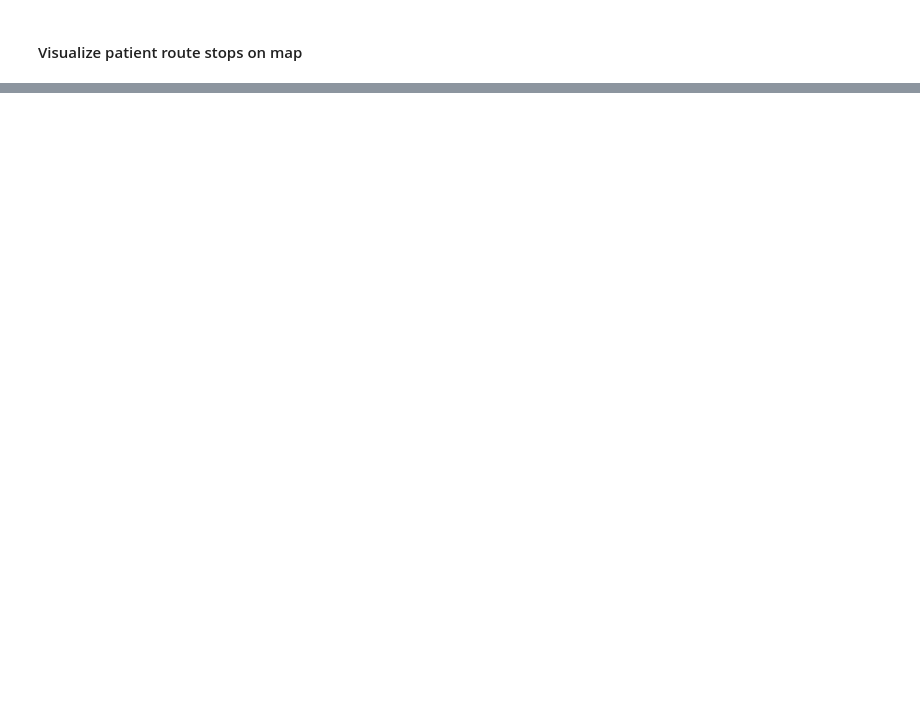
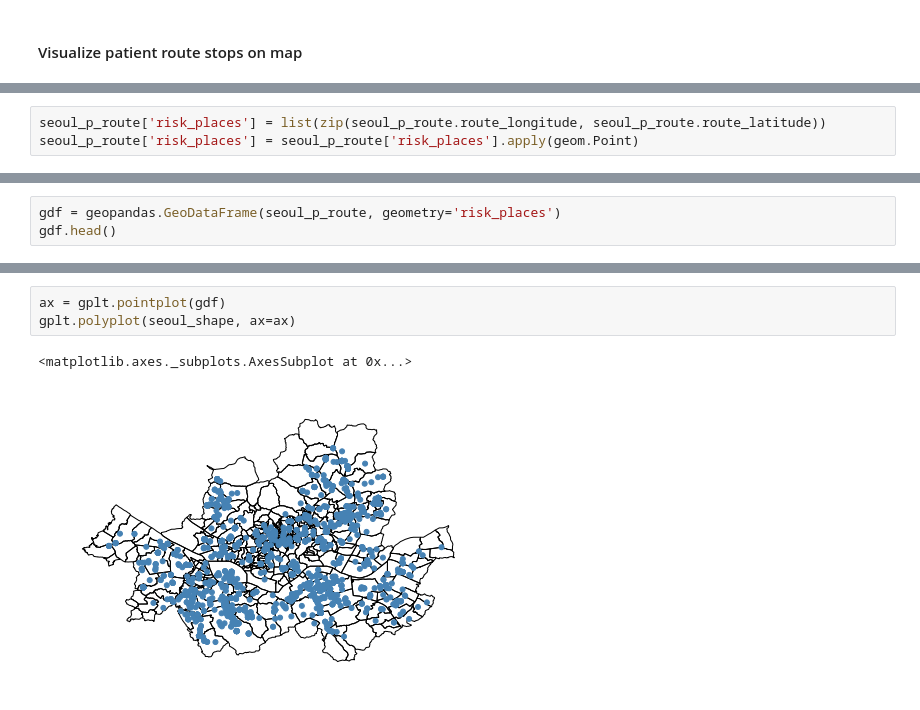
Before and after one commit to tarcisobraz/covid19-skorea, a Jupyter notebook: code/Patient Route Analysis.ipynb, the cells around one changed output, grey strips where cells are left out. Cells and saved outputs as stored; diff of their text form; blank space fills up the shorter version.

```diff
--- a/code/Patient Route Analysis.ipynb
+++ b/code/Patient Route Analysis.ipynb
@@ -308,0 +311,3 @@ X[['route_latitude','route_longitude']].head(10)
+# %%
+seoul_p_route['risk_places'] = list(zip(seoul_p_route.route_longitude, seoul_p_route.route_latitude))
+seoul_p_route['risk_places'] = seoul_p_route['risk_places'].apply(geom.Point)
@@ -308,0 +324,3 @@ X[['route_latitude','route_longitude']].head(10)
+# %%
+gdf = geopandas.GeoDataFrame(seoul_p_route, geometry='risk_places')
+gdf.head()
@@ -309,3 +362,9 @@ X[['route_latitude','route_longitude']].head(10)
+# %%
+ax = gplt.pointplot(gdf)
+gplt.polyplot(seoul_shape, ax=ax)
+# %% [output]
+<matplotlib.axes._subplots.AxesSubplot at 0x...>
+[figure, added]
 # %%
 #Define map bounding-box
 BBox = (seoul_p_route.route_longitude.min(), seoul_p_route.route_longitude.max(),
```
Also changed, not shown: parts of 23 cells of this notebook.
